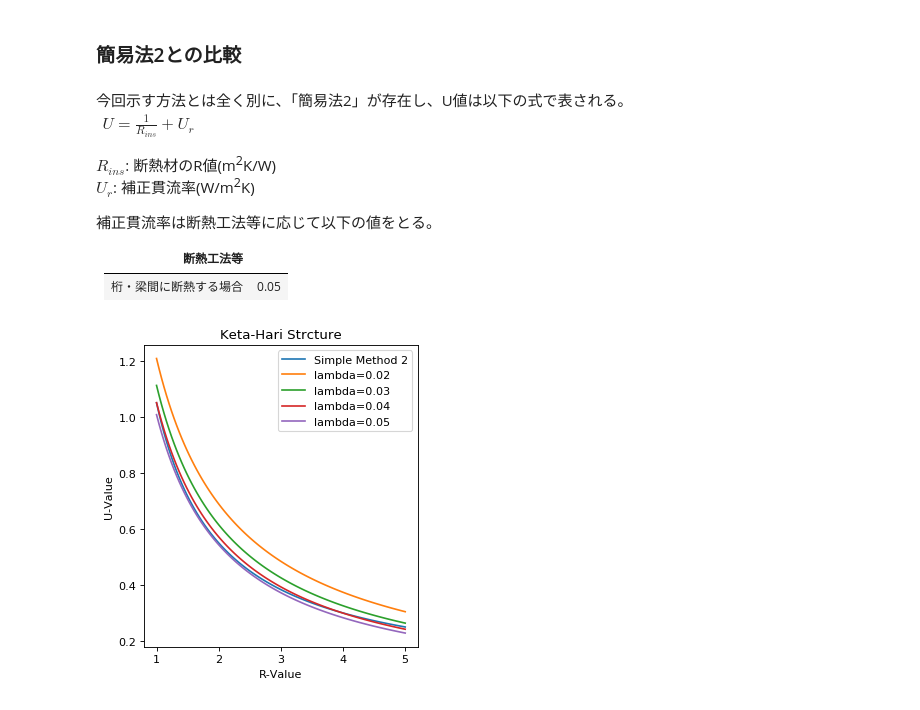
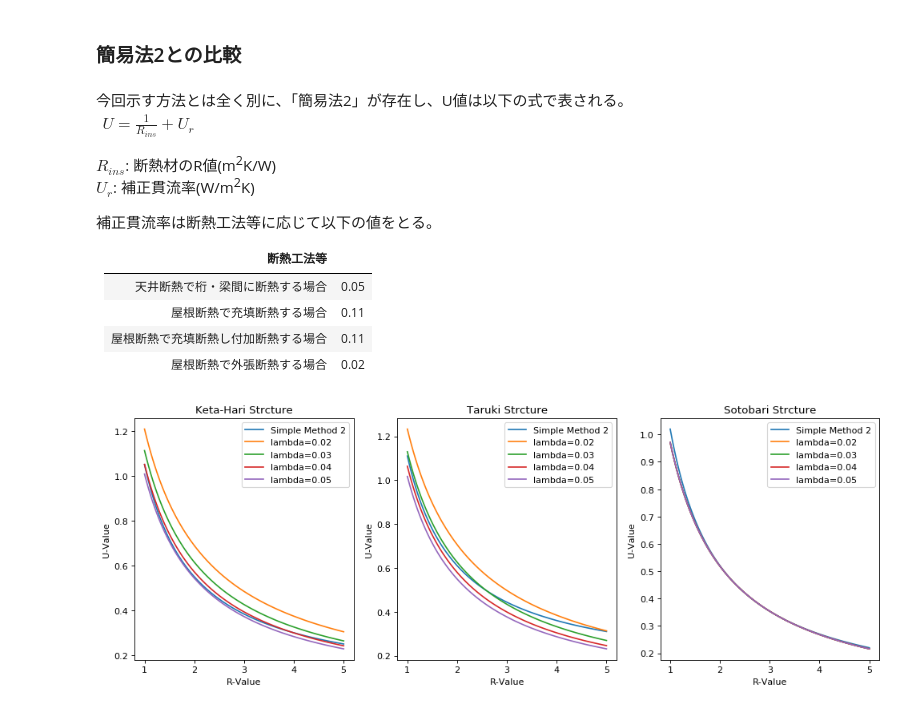
Before and after one commit to HisashiMiura/JJJProgramSpec, a Jupyter notebook: JJJUValueSimpleEvaluationMethod.ipynb, the cells around one changed output. Drawn from its saved outputs; the diff is of its cells as text; code cells hidden in the pictures.

Commit message:
屋根・天井の簡易法との比較を追加
屋根・天井について簡易法2における「屋根断熱で充填断熱する場合」と「屋根断熱で外張断熱する場合」の2種類を追加した。

```diff
--- a/JJJUValueSimpleEvaluationMethod.ipynb
+++ b/JJJUValueSimpleEvaluationMethod.ipynb
@@ -478,23 +478,44 @@ $U_r$: 補正貫流率(W/m<sup>2</sup>K)
 
 補正貫流率は断熱工法等に応じて以下の値をとる。
 
-| 断熱工法等             |      |
-|:----------------------:|:----:|
-| 桁・梁間に断熱する場合 | 0.05 |
+| 断熱工法等                           |      |
+|:------------------------------------:|:----:|
+| 天井断熱で桁・梁間に断熱する場合     | 0.05 |
+| 屋根断熱で充填断熱する場合           | 0.11 |
+| 屋根断熱で充填断熱し付加断熱する場合 | 0.11 |
+| 屋根断熱で外張断熱する場合           | 0.02 |
 # %%
 plt.figure(figsize=(15,5),dpi=80)
 
 R = np.linspace(1,5,100)
 
 plt.subplot(131)
 plt.xlabel('R-Value')
 plt.ylabel('U-Value')
 plt.title('Keta-Hari Strcture')
 plt.plot( R, 1/R+0.05, label = 'Simple Method 2')
 for l in [ 0.02, 0.03, 0.04, 0.05 ]:
     plt.plot( R, U_roof_simple( True, 'Hari_Keta', l, l*R, 0, 0 ), label = 'lambda='+str(l) )
 plt.legend()
 
+plt.subplot(132)
+plt.xlabel('R-Value')
+plt.ylabel('U-Value')
+plt.title('Taruki Strcture')
+plt.plot( R, 1/R+0.11, label = 'Simple Method 2')
+for l in [ 0.02, 0.03, 0.04, 0.05 ]:
+    plt.plot( R, U_roof_simple( True, 'Taruki', l, l*R, 0, 0 ), label = 'lambda='+str(l) )
+plt.legend()
+
+plt.subplot(133)
+plt.xlabel('R-Value')
+plt.ylabel('U-Value')
+plt.title('Sotobari Strcture')
+plt.plot( R, 1/R+0.02, label = 'Simple Method 2')
+for l in [ 0.02, 0.03, 0.04, 0.05 ]:
+    plt.plot( R, U_roof_simple( True, 'Sotobari', l, l*R, 0, 0 ), label = 'lambda='+str(l) )
+plt.legend()
+
 plt.show()
 # %% [output]
-[figure, old version]
+[figure, new version]
```
